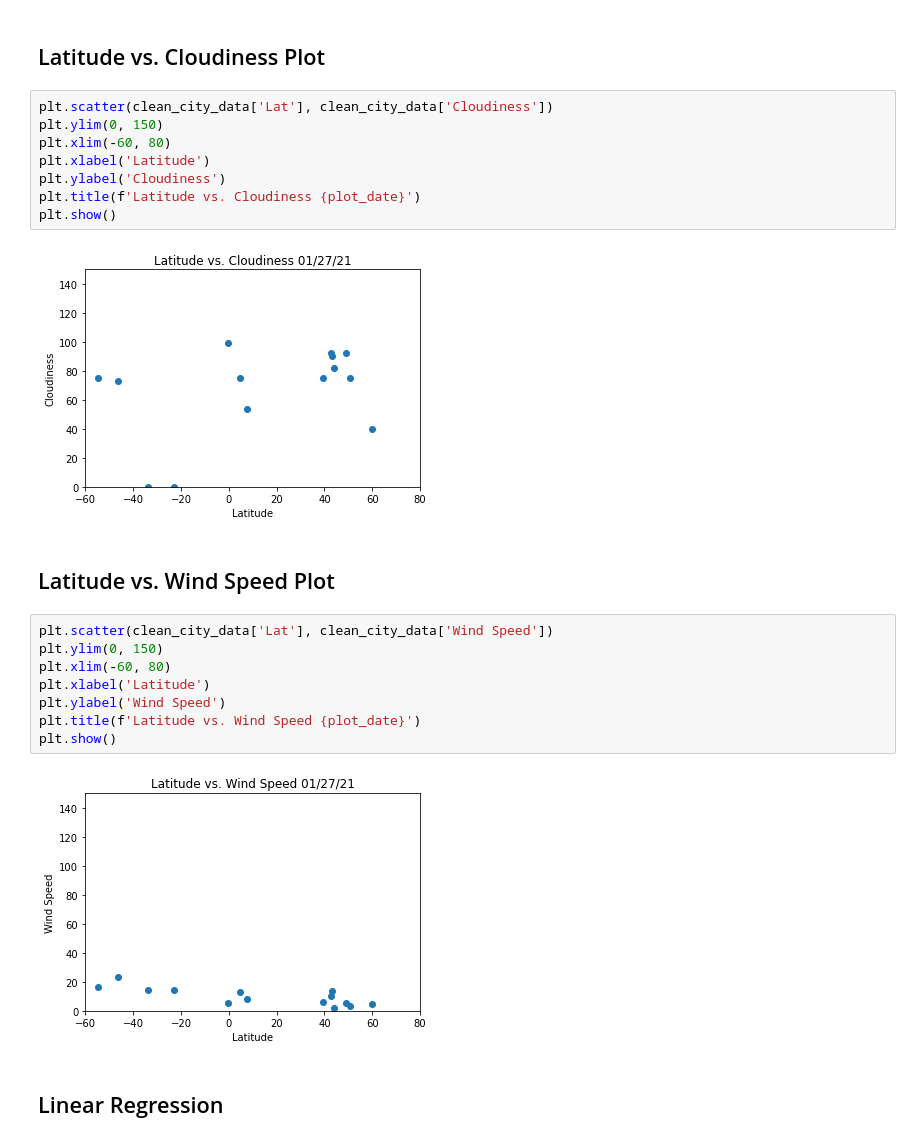
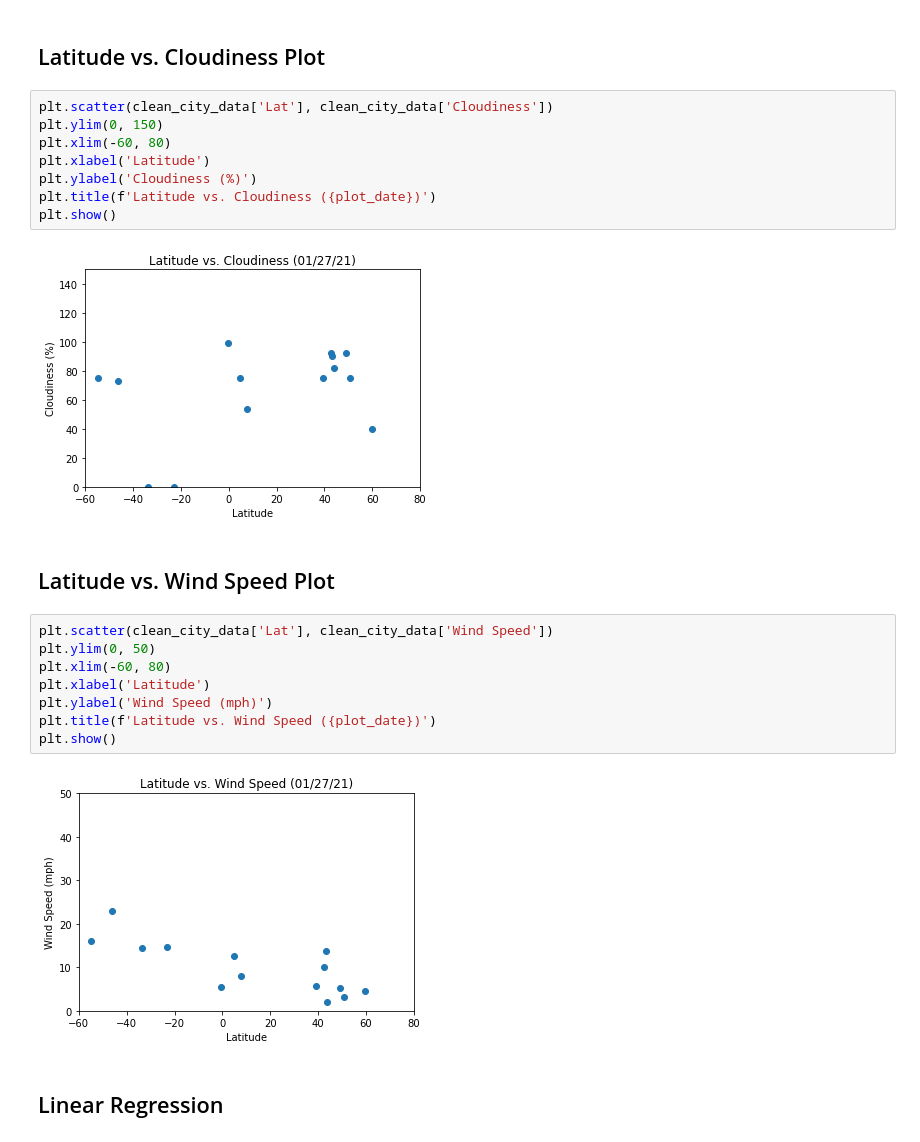
Before and after one commit to CatherinePoirier/API_challenge, a Jupyter notebook: WeatherPy/WeatherPy.ipynb, the cells around one changed output. Drawn from its saved outputs; the diff is of its cells as text.

```diff
--- a/WeatherPy/WeatherPy.ipynb
+++ b/WeatherPy/WeatherPy.ipynb
@@ -285,23 +285,23 @@ plt.scatter(clean_city_data['Lat'], clean_city_data['Cloudiness'])
 plt.ylim(0, 150)
 plt.xlim(-60, 80)
 plt.xlabel('Latitude')
-plt.ylabel('Cloudiness')
-plt.title(f'Latitude vs. Cloudiness {plot_date}')
+plt.ylabel('Cloudiness (%)')
+plt.title(f'Latitude vs. Cloudiness ({plot_date})')
 plt.show()
 # %% [output]
-[figure, old version]
+[figure, new version]
 # %% [markdown]
 ## Latitude vs. Wind Speed Plot
 # %%
 plt.scatter(clean_city_data['Lat'], clean_city_data['Wind Speed'])
-plt.ylim(0, 150)
+plt.ylim(0, 50)
 plt.xlim(-60, 80)
 plt.xlabel('Latitude')
-plt.ylabel('Wind Speed')
-plt.title(f'Latitude vs. Wind Speed {plot_date}')
+plt.ylabel('Wind Speed (mph)')
+plt.title(f'Latitude vs. Wind Speed ({plot_date})')
 plt.show()
 # %% [output]
-[figure, old version]
+[figure, new version]
 # %% [markdown]
 ## Linear Regression
 # %%
```
Also changed, not shown: parts of 12 cells of this notebook.
